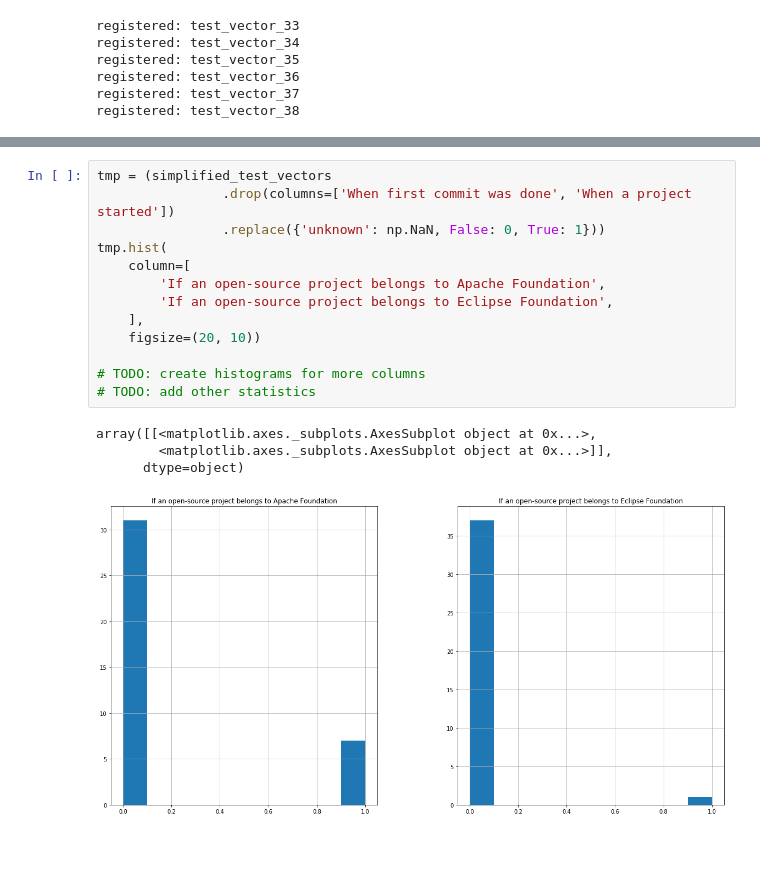
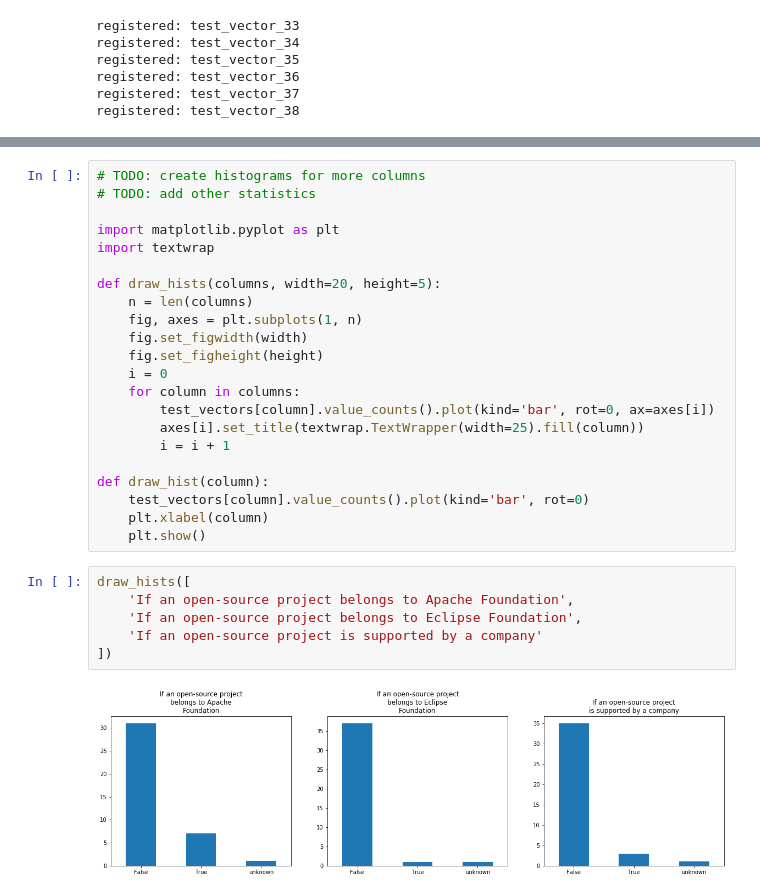
Before and after one commit to SAP/fosstars-rating-core, a Jupyter notebook: src/main/jupyter/oss/security/OssSecurityRatingTestVectors.ipynb, the cells around one changed output, grey strips where cells are left out. Saved outputs shown, nothing was run; the diff lists cells and outputs as text; blank space fills up the shorter version.

Commit message:
Added histograms in OssSecurityRatingTestVectors.ipynb
Fixes #7

```diff
--- a/src/main/jupyter/oss/security/OssSecurityRatingTestVectors.ipynb
+++ b/src/main/jupyter/oss/security/OssSecurityRatingTestVectors.ipynb
@@ -924,21 +924,33 @@ simplified_test_vectors
 | 36 | 4.5 | 7.0 | False | False | True | ... |
 | 37 | 2.0 | 5.5 | False | False | True | ... |
 | 38 | 0.0 | 3.5 | False | False | True | ... |
-# %%
-tmp = (simplified_test_vectors
-                .drop(columns=['When first commit was done', 'When a project started'])
-                .replace({'unknown': np.NaN, False: 0, True: 1}))
-tmp.hist(
-    column=[
-        'If an open-source project belongs to Apache Foundation',
-        'If an open-source project belongs to Eclipse Foundation',
-    ],
-    figsize=(20, 10))
-
-# TODO: create histograms for more columns
-# TODO: add other statistics
-# %% [output]
-array([[<matplotlib.axes._subplots.AxesSubplot object at 0x...>,
-        <matplotlib.axes._subplots.AxesSubplot object at 0x...>]],
-      dtype=object)
-[figure, removed]
+# %%
+# TODO: create histograms for more columns
+# TODO: add other statistics
+
+import matplotlib.pyplot as plt
+import textwrap
+
+def draw_hists(columns, width=20, height=5):
+    n = len(columns)
+    fig, axes = plt.subplots(1, n)
+    fig.set_figwidth(width)
+    fig.set_figheight(height)
+    i = 0
+    for column in columns:
+        test_vectors[column].value_counts().plot(kind='bar', rot=0, ax=axes[i])
+        axes[i].set_title(textwrap.TextWrapper(width=25).fill(column))
+        i = i + 1
+
+def draw_hist(column):
+    test_vectors[column].value_counts().plot(kind='bar', rot=0)
+    plt.xlabel(column)
+    plt.show()
+# %%
+draw_hists([
+    'If an open-source project belongs to Apache Foundation',
+    'If an open-source project belongs to Eclipse Foundation',
+    'If an open-source project is supported by a company'
+])
+# %% [output]
+[figure, added]
```
Also changed, not shown: parts of 5 cells of this notebook.
